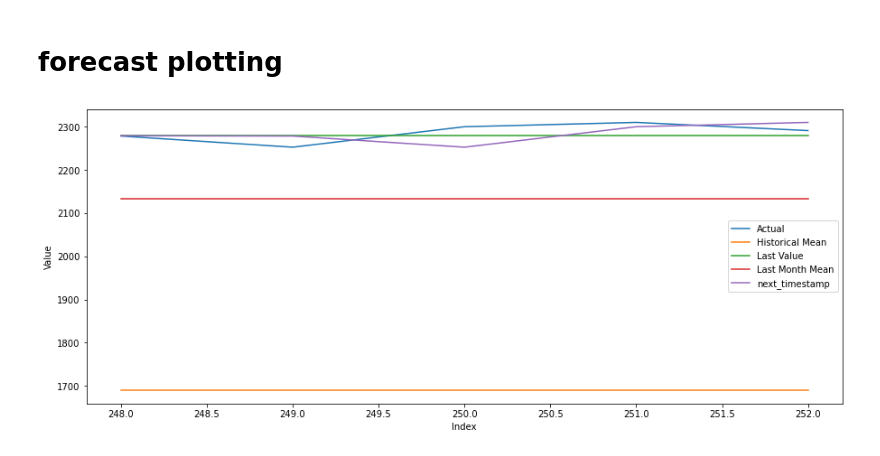
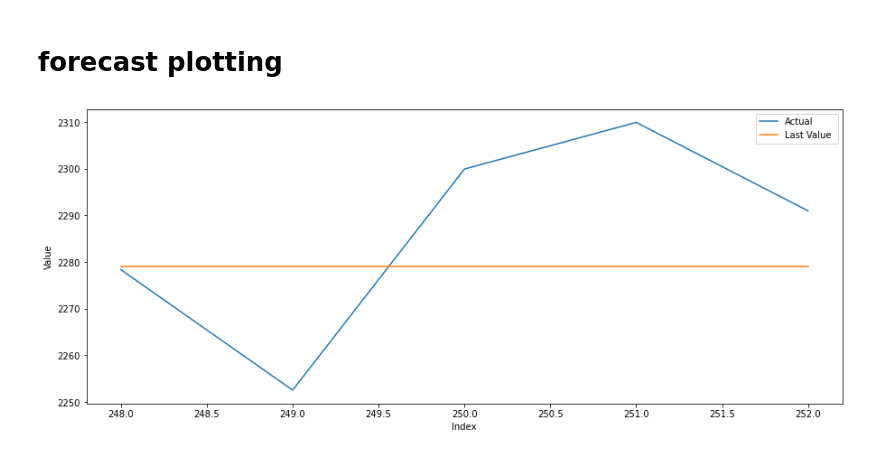
Before and after one commit to monikasingh24/google_data_set, a Jupyter notebook: time series google.ipynb, the cells around one changed output. Cells and saved outputs as stored; diff of their text form; code cells hidden in the pictures.

```diff
--- a/time series google.ipynb
+++ b/time series google.ipynb
@@ -208,13 +223,10 @@ RMSE = 15401.6
 # %%
 plt.figure(figsize=(15, 6))
 plt.plot(new_df['Close'], label='Actual')
-plt.plot(new_df['his_mean'], label='Historical Mean')
 plt.plot(last_df['Last_Value'], label='Last Value ')
-plt.plot(m_df['Month_Mean'], label='Last Month Mean')
-plt.plot(next_ts['next_value'], label='next_timestamp')
 plt.xlabel('Index')
 plt.ylabel('Value')
 plt.legend()
 plt.show()
 # %% [output]
-[figure, old version]
+[figure, new version]
```
Also changed, not shown: parts of 7 cells of this notebook.
